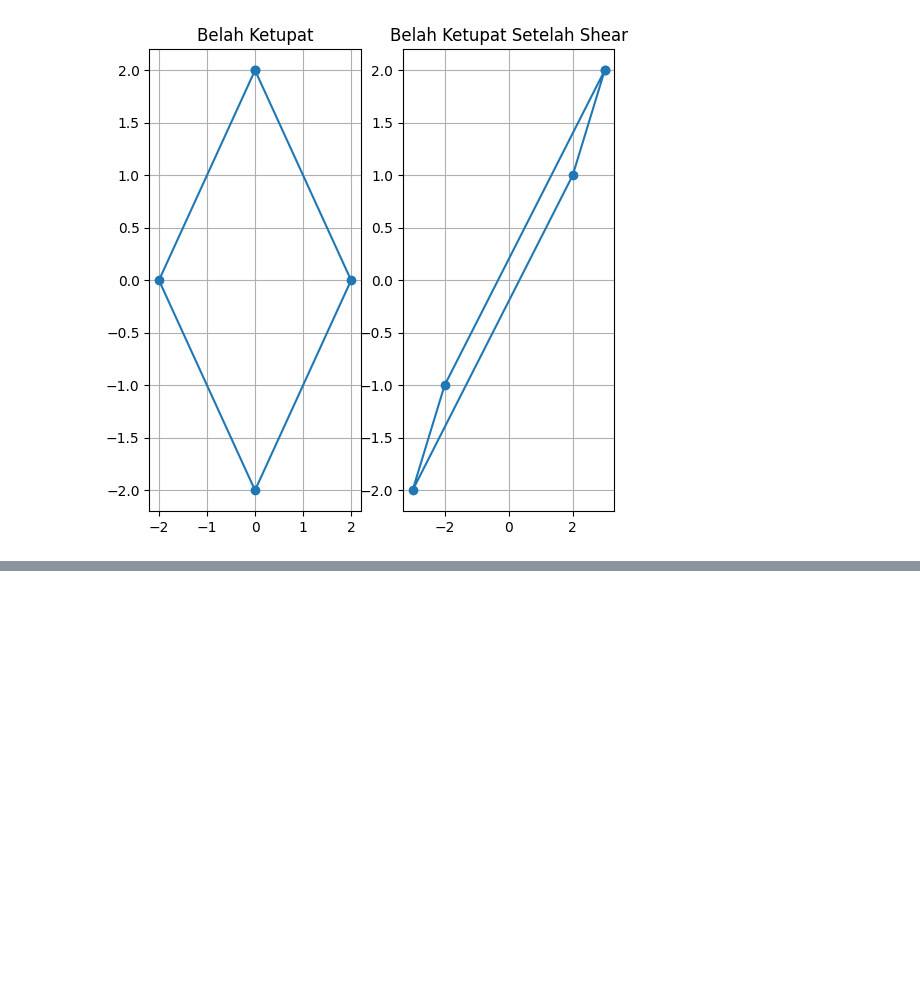
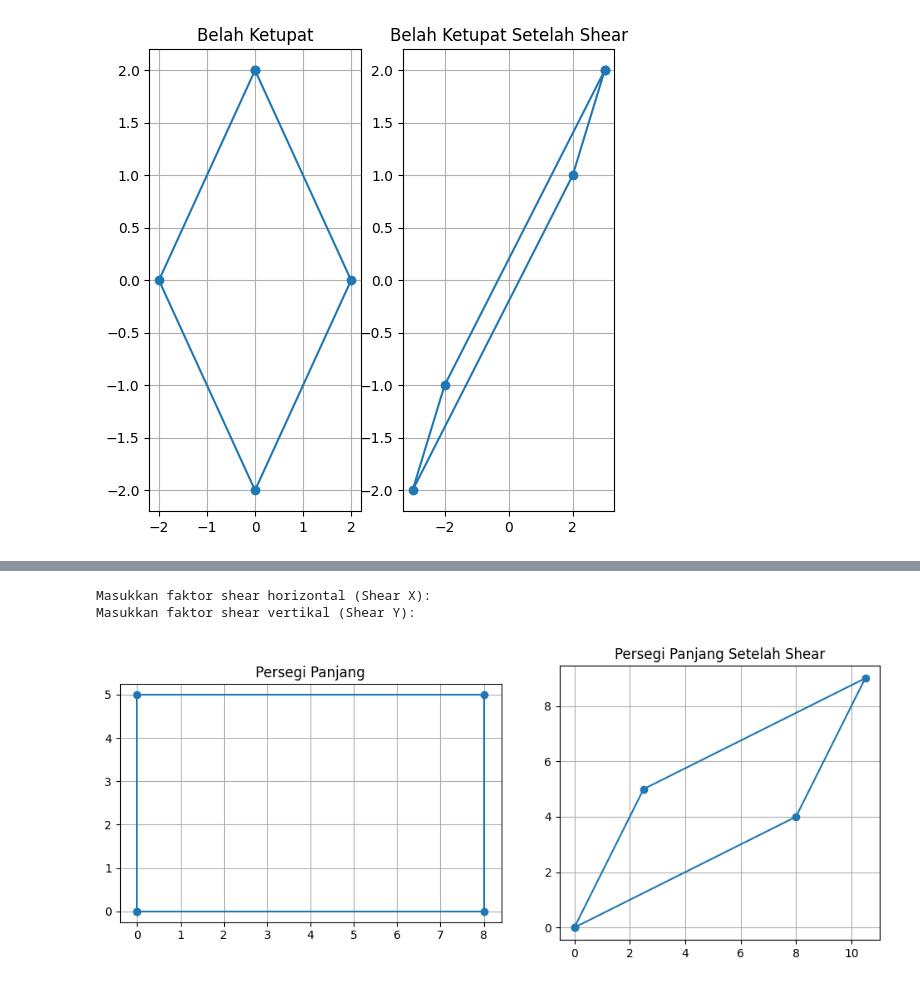
Before and after one commit to Andrian206/Praktikum-Grafika-Komputer, a Jupyter notebook: Modul 9/Praktikum9.ipynb, the cells around one changed output, grey strips where cells are left out. Saved outputs shown, nothing was run; the diff lists cells and outputs as text; code cells hidden in the pictures; blank space fills up the shorter version.

```diff
--- a/Modul 9/Praktikum9.ipynb
+++ b/Modul 9/Praktikum9.ipynb
@@ -45,0 +161,49 @@ Masukkan faktor shear vertikal (Shear Y):
+# %%
+# Tugas - Modul 9
+
+import matplotlib.pyplot as plt
+import numpy as np
+
+def plot_persegi_panjang(original_points):
+    plt.figure(figsize=(10, 4))               # lebih lebar
+    plt.subplot(1, 2, 1)
+    plt.plot(*zip(*original_points, original_points[0]), marker="o")
+    plt.title("Persegi Panjang")
+    plt.grid(True)
+    plt.gca().set_aspect("equal", adjustable="box")  # skala X=Y
+
+def plot_persegi_panjang_sheared(sheared_points):
+    plt.subplot(1, 2, 2)
+    plt.plot(*zip(*sheared_points, sheared_points[0]), marker="o")
+    plt.title("Persegi Panjang Setelah Shear")
+    plt.grid(True)
+    plt.gca().set_aspect("equal", adjustable="box")  # skala X=Y
+
+def shear_persegi_panjang(points, shear_x, shear_y):
+    shear_matrix = np.array([[1, shear_x],
+                             [shear_y, 1]])
+
+    sheared_points = []
+    for point in points:
+        new_point = np.dot(shear_matrix, point)
+        sheared_points.append(new_point)
+
+    return sheared_points
+
+print("Masukkan faktor shear horizontal (Shear X): ")
+shear_x = float(input())
+print("Masukkan faktor shear vertikal (Shear Y): ")
+shear_y = float(input())
+
+persegi_panjang_points = np.array([[0, 0], [0, 5], [8, 5], [8, 0]])
+sheared_points = shear_persegi_panjang(persegi_panjang_points, shear_x, shear_y)
+
+plot_persegi_panjang(persegi_panjang_points)
+plot_persegi_panjang_sheared(sheared_points)
+
+plt.tight_layout()
+plt.show()
+# %% [output]
+Masukkan faktor shear horizontal (Shear X):
+Masukkan faktor shear vertikal (Shear Y):
+[figure, added]
```
Also changed, not shown: parts of 6 cells of this notebook.
